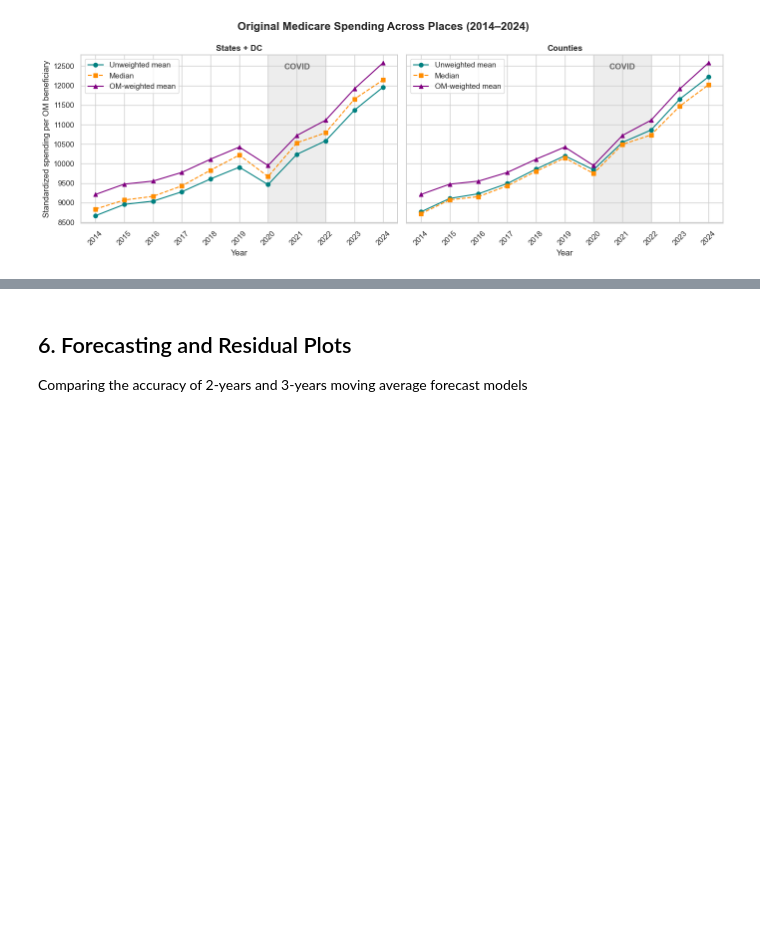
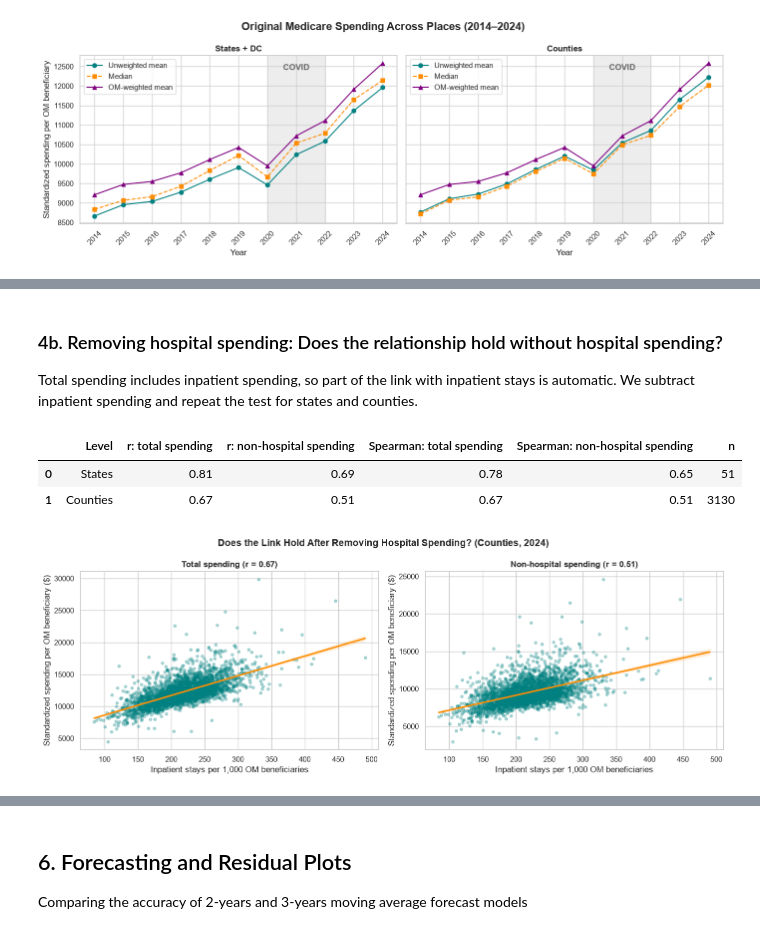
Before and after one commit to avanikasane/medicare-geographic-variation, a Jupyter notebook: notebooks/02_analysis.ipynb, the cells around one changed output, grey strips where cells are left out. Cells and saved outputs as stored; diff of their text form; code cells hidden in the pictures; blank space fills up the shorter version.

```diff
--- a/notebooks/02_analysis.ipynb
+++ b/notebooks/02_analysis.ipynb
@@ -328,0 +396,60 @@ display(pd.DataFrame(correlation_rows).round(3))
+# %% [markdown]
+### 4b. Removing hospital spending: Does the relationship hold without hospital spending?
+Total spending includes inpatient spending, so part of the link with inpatient stays is automatic. We subtract inpatient spending and repeat the test for states and counties.
+# %%
+# Select 2024 for states (counties were already selected above as county_2024)
+state_2024 = state_df[state_df["year"] == 2024].copy()
+
+# Non-hospital spending = total spending minus inpatient spending
+state_2024["non_ip_spend_pc_std"] = state_2024["spend_pc_std"] - state_2024["ip_spend_pc_std"]
+county_2024["non_ip_spend_pc_std"] = county_2024["spend_pc_std"] - county_2024["ip_spend_pc_std"]
+
+rows = []
+for level, data in [("States", state_2024), ("Counties", county_2024)]:
+    # Keep places that have all three values
+    pairs = data.dropna(subset=["spend_pc_std", "non_ip_spend_pc_std", "ip_stays_per_1000"])
+
+    rows.append({
+        "Level": level,
+        "r: total spending": pairs["spend_pc_std"].corr(pairs["ip_stays_per_1000"]),
+        "r: non-hospital spending": pairs["non_ip_spend_pc_std"].corr(pairs["ip_stays_per_1000"]),
+        "Spearman: total spending": pairs["spend_pc_std"].corr(pairs["ip_stays_per_1000"], method="spearman"),
+        "Spearman: non-hospital spending": pairs["non_ip_spend_pc_std"].corr(pairs["ip_stays_per_1000"], method="spearman"),
+        "n": len(pairs),
+    })
+
+corr_table = pd.DataFrame(rows)
+display(corr_table.round(2))
+# %% [output]
+|  | Level | r: total spending | r: non-hospital spending | Spearman: total spending | Spearman: non-hospital spending | n |
+| 0 | States | 0.81 | 0.69 | 0.78 | 0.65 | 51 |
+| 1 | Counties | 0.67 | 0.51 | 0.67 | 0.51 | 3130 |
+# %%
+fig, axes = plt.subplots(1, 2, figsize=(14, 5), sharex=True)
+
+for ax, y, title in [
+    (axes[0], "spend_pc_std", "Total spending"),
+    (axes[1], "non_ip_spend_pc_std", "Non-hospital spending"),
+]:
+    pairs = county_2024.dropna(subset=[y, "ip_stays_per_1000"])
+    r = pairs[y].corr(pairs["ip_stays_per_1000"])
+
+    # Scatter plus a straight trend line
+    sns.regplot(
+        data=pairs, x="ip_stays_per_1000", y=y, ax=ax,
+        scatter_kws={"alpha": 0.3, "s": 15, "color": "teal"},
+        line_kws={"color": "darkorange"}
+    )
+
+    ax.set_title(f"{title} (r = {r:.2f})", fontweight="bold")
+    ax.set_xlabel("Inpatient stays per 1,000 OM beneficiaries")
+    ax.set_ylabel("Standardized spending per OM beneficiary ($)")
+
+fig.suptitle("Does the Link Hold After Removing Hospital Spending? (Counties, 2024)",
+             fontsize=14, fontweight="bold")
+
+plt.tight_layout()
+plt.savefig(f"{FIG_DIR}/fig4_nonip_test.png", dpi=150, bbox_inches="tight")
+plt.show()
+# %% [output]
+[figure, added]
```
Also changed, not shown: parts of 18 cells of this notebook, 2 other files.
